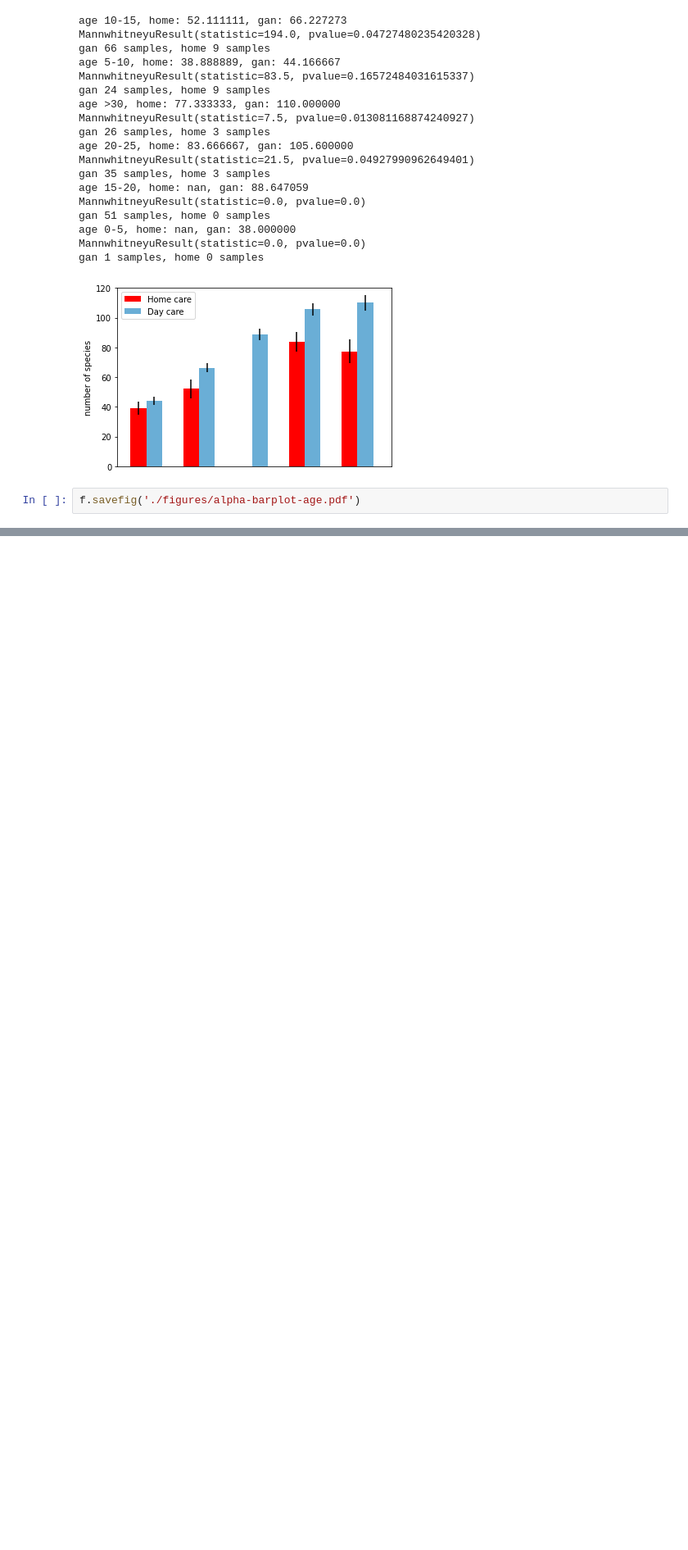
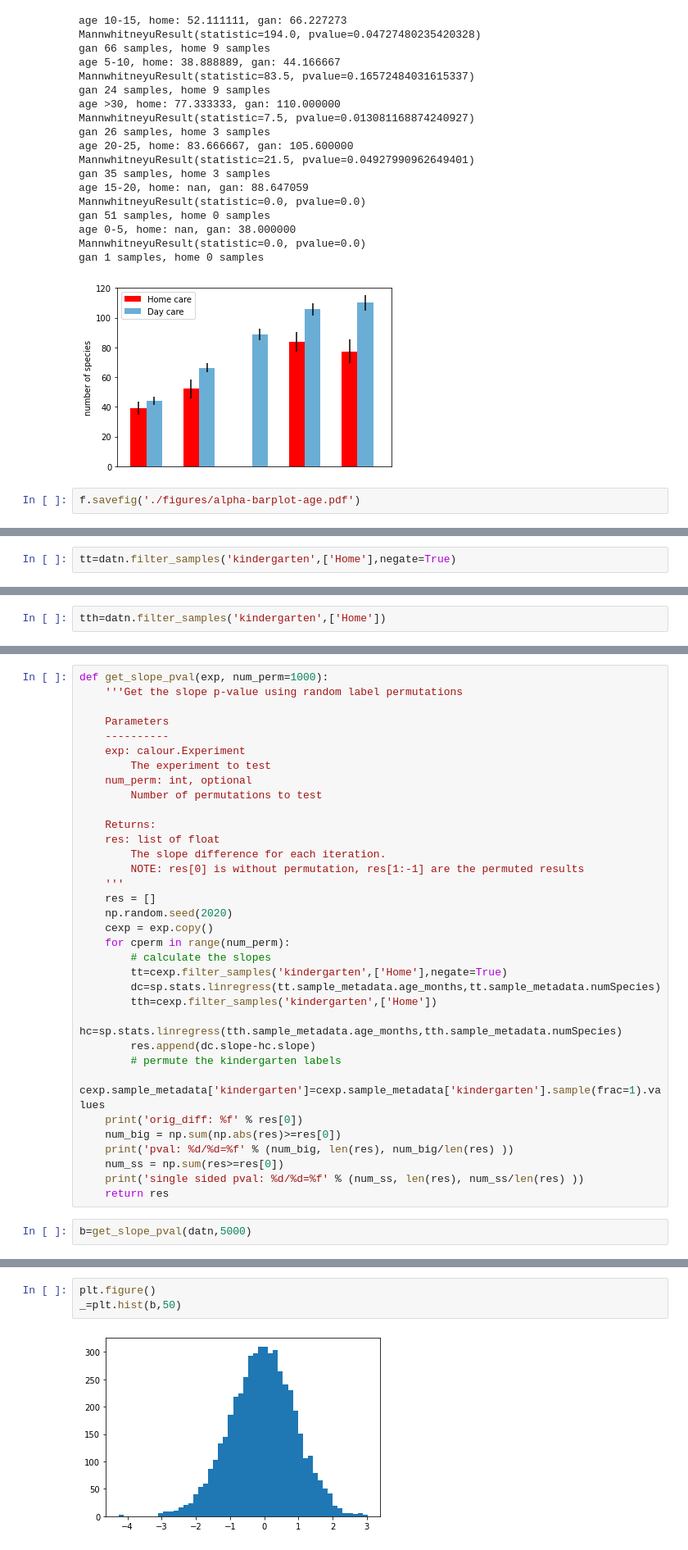
Before and after one commit to amnona/paper-daycare, a Jupyter notebook: kg-alphadiv.ipynb, the cells around one changed output, grey strips where cells are left out. Shown at 82% size. Cells and saved outputs as stored; diff of their text form; blank space fills up the shorter version.

```diff
--- a/kg-alphadiv.ipynb
+++ b/kg-alphadiv.ipynb
@@ -156,0 +161,2 @@ f.savefig('./figures/alpha-barplot-age.pdf')
+# %%
+tt=datn.filter_samples('kindergarten',['Home'],negate=True)
@@ -156,0 +177,2 @@ f.savefig('./figures/alpha-barplot-age.pdf')
+# %%
+tth=datn.filter_samples('kindergarten',['Home'])
@@ -156,0 +194,36 @@ f.savefig('./figures/alpha-barplot-age.pdf')
+# %%
+def get_slope_pval(exp, num_perm=1000):
+    '''Get the slope p-value using random label permutations
+
+    Parameters
+    ----------
+    exp: calour.Experiment
+        The experiment to test
+    num_perm: int, optional
+        Number of permutations to test
+
+    Returns:
+    res: list of float
+        The slope difference for each iteration.
+        NOTE: res[0] is without permutation, res[1:-1] are the permuted results
+    '''
+    res = []
+    np.random.seed(2020)
+    cexp = exp.copy()
+    for cperm in range(num_perm):
+        # calculate the slopes
+        tt=cexp.filter_samples('kindergarten',['Home'],negate=True)
+        dc=sp.stats.linregress(tt.sample_metadata.age_months,tt.sample_metadata.numSpecies)
+        tth=cexp.filter_samples('kindergarten',['Home'])
+        hc=sp.stats.linregress(tth.sample_metadata.age_months,tth.sample_metadata.numSpecies)
+        res.append(dc.slope-hc.slope)
+        # permute the kindergarten labels
+        cexp.sample_metadata['kindergarten']=cexp.sample_metadata['kindergarten'].sample(frac=1).values
+    print('orig_diff: %f' % res[0])
+    num_big = np.sum(np.abs(res)>=res[0])
+    print('pval: %d/%d=%f' % (num_big, len(res), num_big/len(res) ))
+    num_ss = np.sum(res>=res[0])
+    print('single sided pval: %d/%d=%f' % (num_ss, len(res), num_ss/len(res) ))
+    return res
+# %%
+b=get_slope_pval(datn,5000)
@@ -156,0 +234,5 @@ f.savefig('./figures/alpha-barplot-age.pdf')
+# %%
+plt.figure()
+_=plt.hist(b,50)
+# %% [output]
+[figure, added]
```
Also changed, not shown: parts of 13 cells of this notebook, 36 other files.
